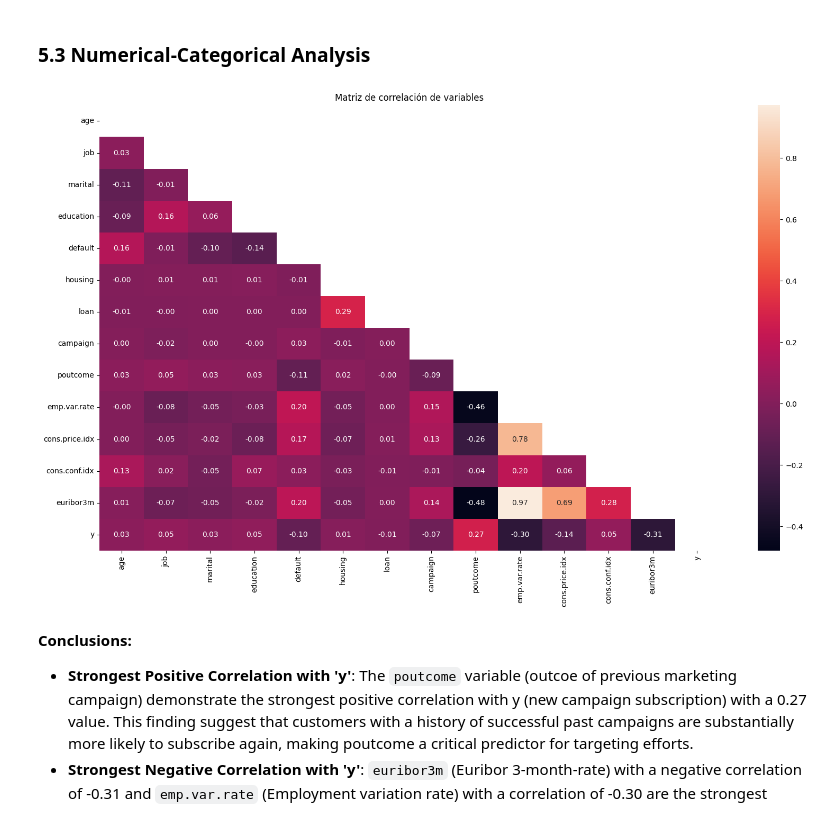
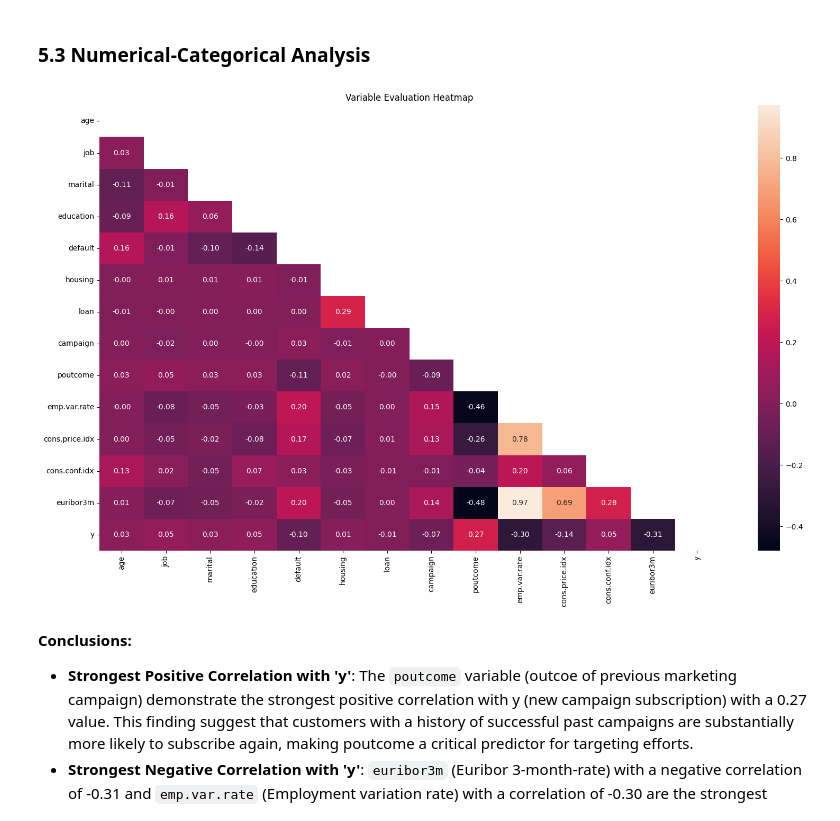
Before and after one commit to 4GeeksAcademy/logistic-regresion, a Jupyter notebook: src/explore.ipynb, the cells around one changed output. Cells and saved outputs as stored; diff of their text form; code cells hidden in the pictures.

```diff
--- a/src/explore.ipynb
+++ b/src/explore.ipynb
@@ -425,12 +430,12 @@ clean_data_factorized.head()
 # %%
 plt.figure(figsize=(16,10))
 columns = clean_data_factorized.columns
 sns.heatmap(clean_data_factorized[columns].corr(), annot = True, fmt = ".2f", mask=np.triu(clean_data_factorized[columns].corr()))
-plt.title('Matriz de correlación de variables')
+plt.title('Variable Evaluation Heatmap')
 plt.tight_layout()
 plt.show()
 # %% [output]
-[figure, old version]
+[figure, new version]
 # %% [markdown]
 **Conclusions:**
 
```
Also changed, not shown: parts of 16 cells of this notebook, 14 other files.
